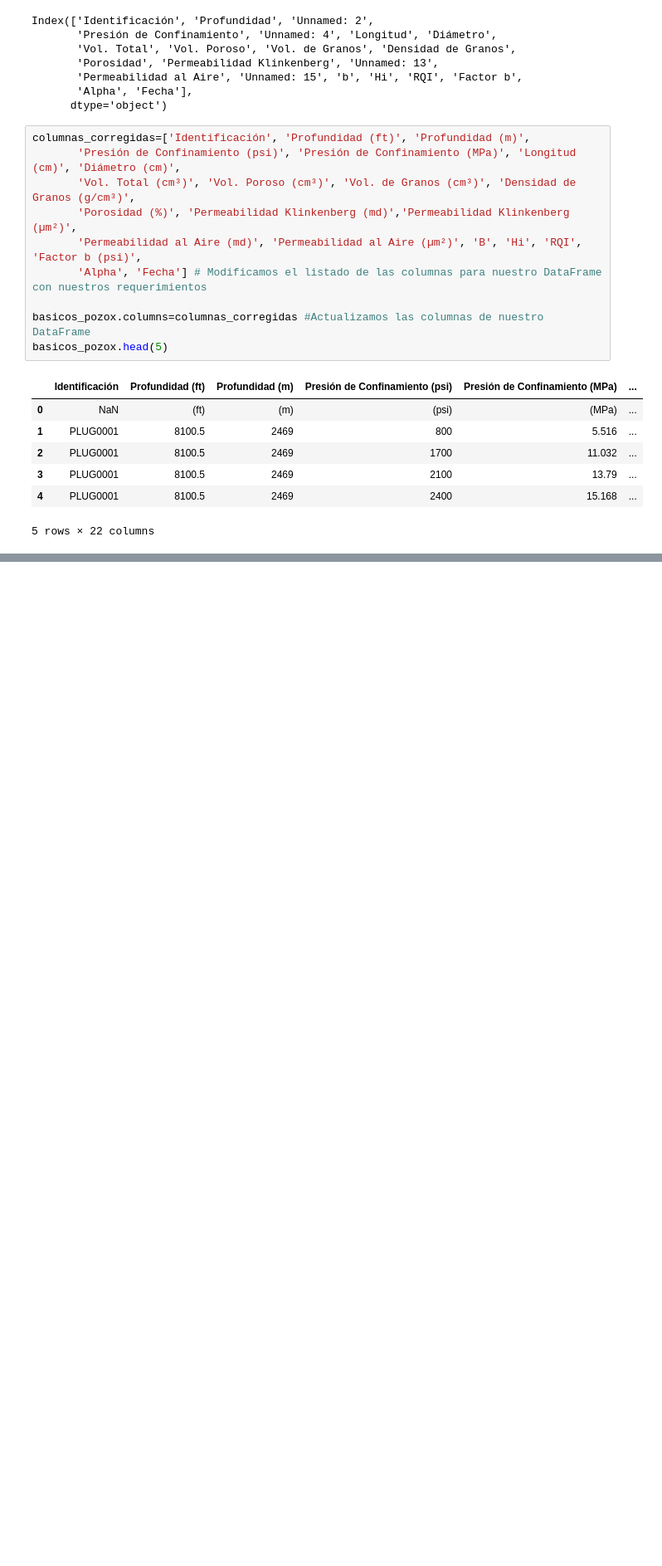
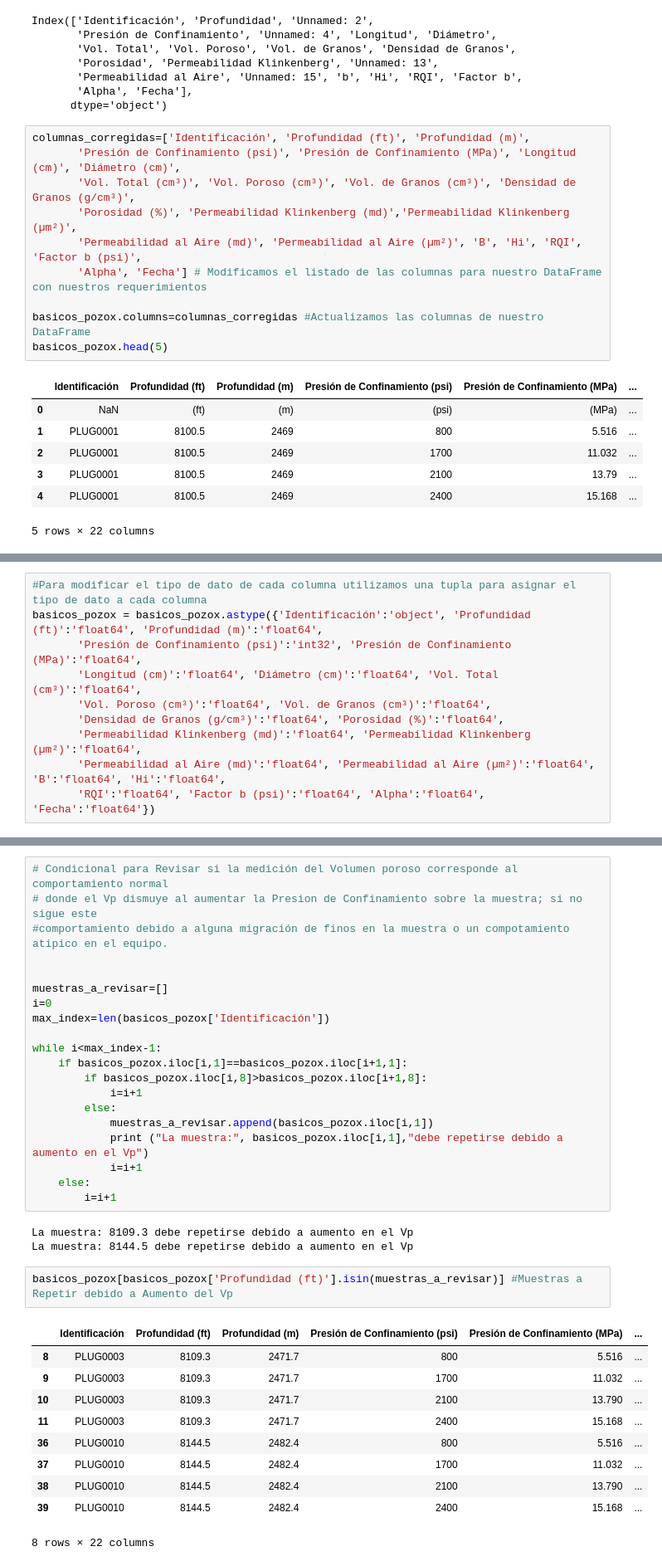
Before and after one commit to jesus24921/Analisis-de-Datos-en-Petrofisica-Basica-con-Python, a Jupyter notebook: Pozo x/ANÁLISIS PETROFÍSICOS BÁSICOS POZO X .ipynb, the cells around one changed output, grey strips where cells are left out. Shown: that part at 83% size. Saved outputs shown, nothing was run; the diff lists cells and outputs as text; blank space fills up the shorter version.

```diff
--- a/Pozo x/ANÁLISIS PETROFÍSICOS BÁSICOS POZO X .ipynb
+++ b/Pozo x/ANÁLISIS PETROFÍSICOS BÁSICOS POZO X .ipynb
@@ -70,0 +104,10 @@ basicos_pozox.head(5)
+# %%
+#Para modificar el tipo de dato de cada columna utilizamos una tupla para asignar el tipo de dato a cada columna
+basicos_pozox = basicos_pozox.astype({'Identificación':'object', 'Profundidad (ft)':'float64', 'Profundidad (m)':'float64',
+       'Presión de Confinamiento (psi)':'int32', 'Presión de Confinamiento (MPa)':'float64',
+       'Longitud (cm)':'float64', 'Diámetro (cm)':'float64', 'Vol. Total (cm³)':'float64',
+       'Vol. Poroso (cm³)':'float64', 'Vol. de Granos (cm³)':'float64',
+       'Densidad de Granos (g/cm³)':'float64', 'Porosidad (%)':'float64',
+       'Permeabilidad Klinkenberg (md)':'float64', 'Permeabilidad Klinkenberg (µm²)':'float64',
+       'Permeabilidad al Aire (md)':'float64', 'Permeabilidad al Aire (µm²)':'float64', 'B':'float64', 'Hi':'float64',
+       'RQI':'float64', 'Factor b (psi)':'float64', 'Alpha':'float64', 'Fecha':'float64'})
@@ -70,0 +169,36 @@ basicos_pozox.head(5)
+# %%
+# Condicional para Revisar si la medición del Volumen poroso corresponde al comportamiento normal
+# donde el Vp dismuye al aumentar la Presion de Confinamiento sobre la muestra; si no sigue este
+#comportamiento debido a alguna migración de finos en la muestra o un compotamiento atipico en el equipo.
+
+
+muestras_a_revisar=[]
+i=0
+max_index=len(basicos_pozox['Identificación'])
+
+while i<max_index-1:
+    if basicos_pozox.iloc[i,1]==basicos_pozox.iloc[i+1,1]:
+        if basicos_pozox.iloc[i,8]>basicos_pozox.iloc[i+1,8]:
+            i=i+1
+        else:
+            muestras_a_revisar.append(basicos_pozox.iloc[i,1])
+            print ("La muestra:", basicos_pozox.iloc[i,1],"debe repetirse debido a aumento en el Vp")
+            i=i+1
+    else:
+        i=i+1
+# %% [output]
+La muestra: 8109.3 debe repetirse debido a aumento en el Vp
+La muestra: 8144.5 debe repetirse debido a aumento en el Vp
+# %%
+basicos_pozox[basicos_pozox['Profundidad (ft)'].isin(muestras_a_revisar)] #Muestras a Repetir debido a Aumento del Vp
+# %% [output]
+|  | Identificación | Profundidad (ft) | Profundidad (m) | Presión de Confinamiento (psi) | Presión de Confinamiento (MPa) | ... |
+| 8 | PLUG0003 | 8109.3 | 2471.7 | 800 | 5.516 | ... |
+| 9 | PLUG0003 | 8109.3 | 2471.7 | 1700 | 11.032 | ... |
+| 10 | PLUG0003 | 8109.3 | 2471.7 | 2100 | 13.790 | ... |
+| 11 | PLUG0003 | 8109.3 | 2471.7 | 2400 | 15.168 | ... |
+| 36 | PLUG0010 | 8144.5 | 2482.4 | 800 | 5.516 | ... |
+| 37 | PLUG0010 | 8144.5 | 2482.4 | 1700 | 11.032 | ... |
+| 38 | PLUG0010 | 8144.5 | 2482.4 | 2100 | 13.790 | ... |
+| 39 | PLUG0010 | 8144.5 | 2482.4 | 2400 | 15.168 | ... |
+8 rows × 22 columns
```
Also changed, not shown: parts of 10 cells of this notebook, 1 other file.
